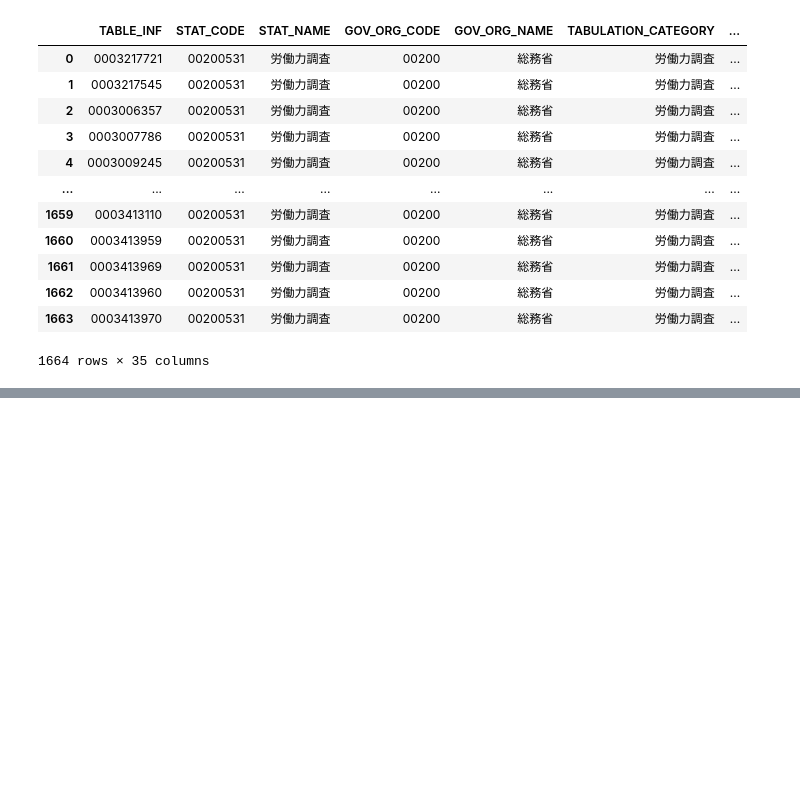
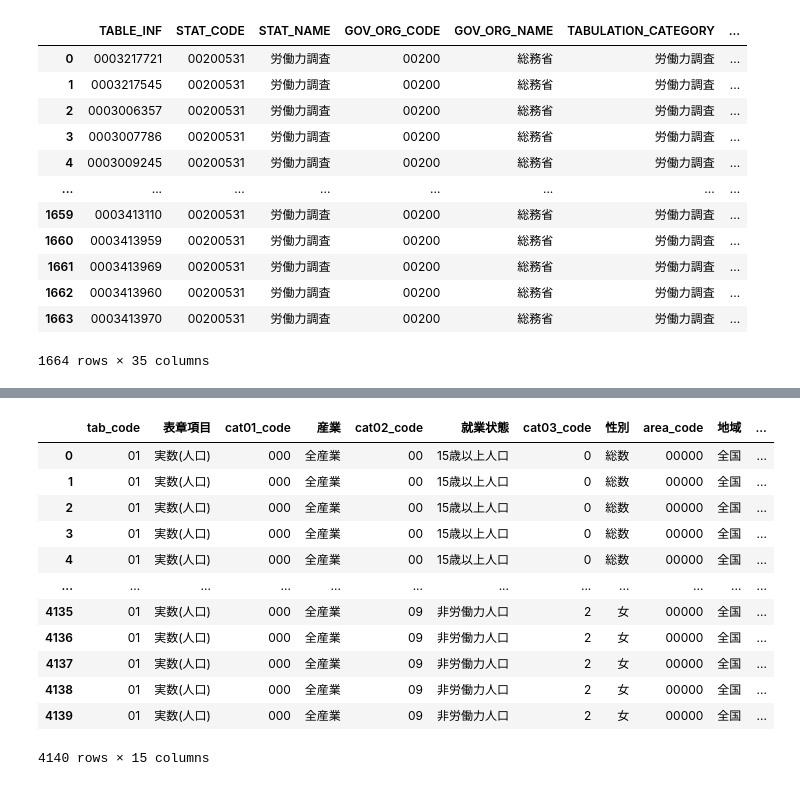
Before and after one commit to harumanachika/IppanMicro, a Jupyter notebook: estat_test.ipynb, the cells around one changed output, grey strips where cells are left out. Drawn from its saved outputs; the diff is of its cells as text; code cells hidden in the pictures; blank space fills up the shorter version.

```diff
--- a/estat_test.ipynb
+++ b/estat_test.ipynb
@@ -54,0 +40,18 @@ read_statsdata(lfs_list["TABLE_INF"][0])
+# %%
+population = read_statsdata("0003005798")  #TABLE_INF
+#population.to_csv("population_data.csv")
+display(population)
+# %% [output]
+|  | tab_code | 表章項目 | cat01_code | 産業 | cat02_code | 就業状態 | cat03_code | 性別 | area_code | 地域 | ... |
+| 0 | 01 | 実数(人口) | 000 | 全産業 | 00 | 15歳以上人口 | 0 | 総数 | 00000 | 全国 | ... |
+| 1 | 01 | 実数(人口) | 000 | 全産業 | 00 | 15歳以上人口 | 0 | 総数 | 00000 | 全国 | ... |
+| 2 | 01 | 実数(人口) | 000 | 全産業 | 00 | 15歳以上人口 | 0 | 総数 | 00000 | 全国 | ... |
+| 3 | 01 | 実数(人口) | 000 | 全産業 | 00 | 15歳以上人口 | 0 | 総数 | 00000 | 全国 | ... |
+| 4 | 01 | 実数(人口) | 000 | 全産業 | 00 | 15歳以上人口 | 0 | 総数 | 00000 | 全国 | ... |
+| ... | ... | ... | ... | ... | ... | ... | ... | ... | ... | ... | ... |
+| 4135 | 01 | 実数(人口) | 000 | 全産業 | 09 | 非労働力人口 | 2 | 女 | 00000 | 全国 | ... |
+| 4136 | 01 | 実数(人口) | 000 | 全産業 | 09 | 非労働力人口 | 2 | 女 | 00000 | 全国 | ... |
+| 4137 | 01 | 実数(人口) | 000 | 全産業 | 09 | 非労働力人口 | 2 | 女 | 00000 | 全国 | ... |
+| 4138 | 01 | 実数(人口) | 000 | 全産業 | 09 | 非労働力人口 | 2 | 女 | 00000 | 全国 | ... |
+| 4139 | 01 | 実数(人口) | 000 | 全産業 | 09 | 非労働力人口 | 2 | 女 | 00000 | 全国 | ... |
+4140 rows × 15 columns
```
Also changed, not shown: parts of 2 cells of this notebook, 5 other files.
